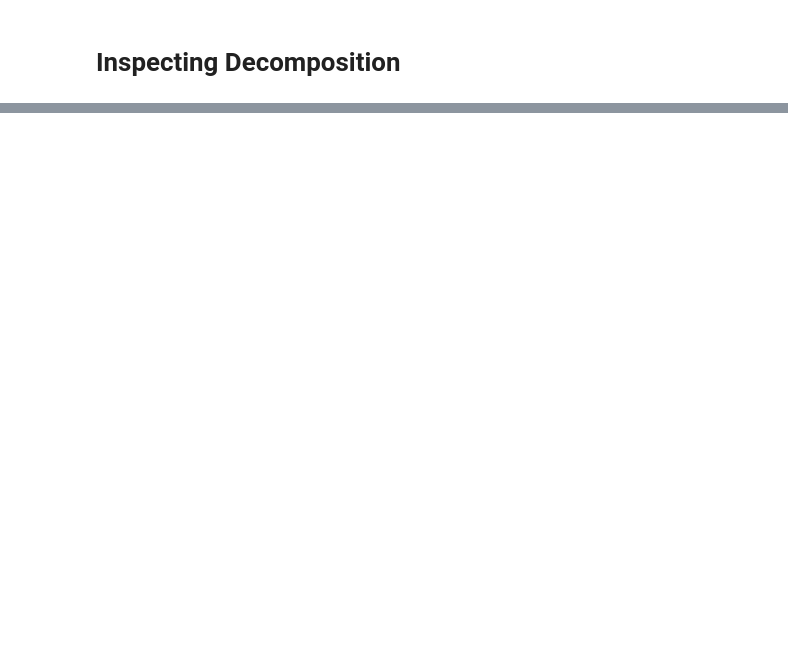
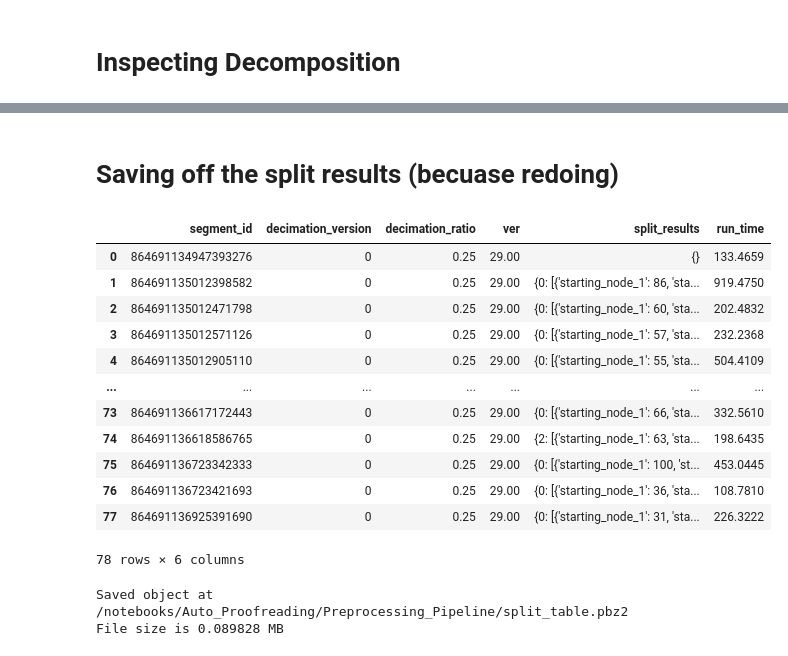
Before and after one commit to celiibrendan/neuron_mesh_tools, a Jupyter notebook: Auto_Proofreading/Preprocessing_Pipeline/Inspecting_Proofreading_Pipeline.ipynb, the cells around one changed output, grey strips where cells are left out. Drawn from its saved outputs; the diff is of its cells as text; code cells hidden in the pictures; blank space fills up the shorter version.

```diff
--- a/Auto_Proofreading/Preprocessing_Pipeline/Inspecting_Proofreading_Pipeline.ipynb
+++ b/Auto_Proofreading/Preprocessing_Pipeline/Inspecting_Proofreading_Pipeline.ipynb
@@ -270,0 +192,28 @@ print((curr_table & "key_hash='1c7677a63d052676dc2a5d0e819b9425'").fetch1("key")
+# %% [markdown]
+# Saving off the split results (becuase redoing)
+# %%
+split_info = minnie.NeuronSplitSuggestions.fetch(as_dict=True)
+# %%
+import pandas as pd
+split_table = pd.DataFrame.from_dict(split_info)
+split_table
+# %% [output]
+|  | segment_id | decimation_version | decimation_ratio | ver | split_results | run_time |
+| 0 | 864691134947393276 | 0 | 0.25 | 29.00 | {} | 133.4659 |
+| 1 | 864691135012398582 | 0 | 0.25 | 29.00 | {0: [{'starting_node_1': 86, 'sta... | 919.4750 |
+| 2 | 864691135012471798 | 0 | 0.25 | 29.00 | {0: [{'starting_node_1': 60, 'sta... | 202.4832 |
+| 3 | 864691135012571126 | 0 | 0.25 | 29.00 | {0: [{'starting_node_1': 57, 'sta... | 232.2368 |
+| 4 | 864691135012905110 | 0 | 0.25 | 29.00 | {0: [{'starting_node_1': 55, 'sta... | 504.4109 |
+| ... | ... | ... | ... | ... | ... | ... |
+| 73 | 864691136617172443 | 0 | 0.25 | 29.00 | {0: [{'starting_node_1': 66, 'sta... | 332.5610 |
+| 74 | 864691136618586765 | 0 | 0.25 | 29.00 | {2: [{'starting_node_1': 63, 'sta... | 198.6435 |
+| 75 | 864691136723342333 | 0 | 0.25 | 29.00 | {0: [{'starting_node_1': 100, 'st... | 453.0445 |
+| 76 | 864691136723421693 | 0 | 0.25 | 29.00 | {0: [{'starting_node_1': 36, 'sta... | 108.7810 |
+| 77 | 864691136925391690 | 0 | 0.25 | 29.00 | {0: [{'starting_node_1': 31, 'sta... | 226.3222 |
+78 rows × 6 columns
+# %%
+import system_utils as su
+su.compressed_pickle(split_table,"split_table")
+# %% [output]
+Saved object at /notebooks/Auto_Proofreading/Preprocessing_Pipeline/split_table.pbz2
+File size is 0.089828 MB
```
Also changed, not shown: parts of 55 cells of this notebook, 13 other files.
